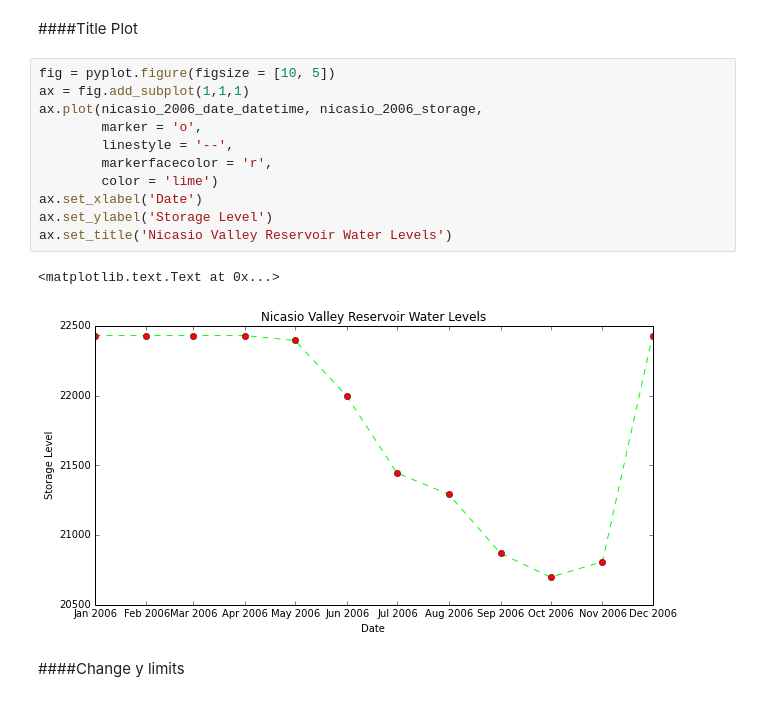
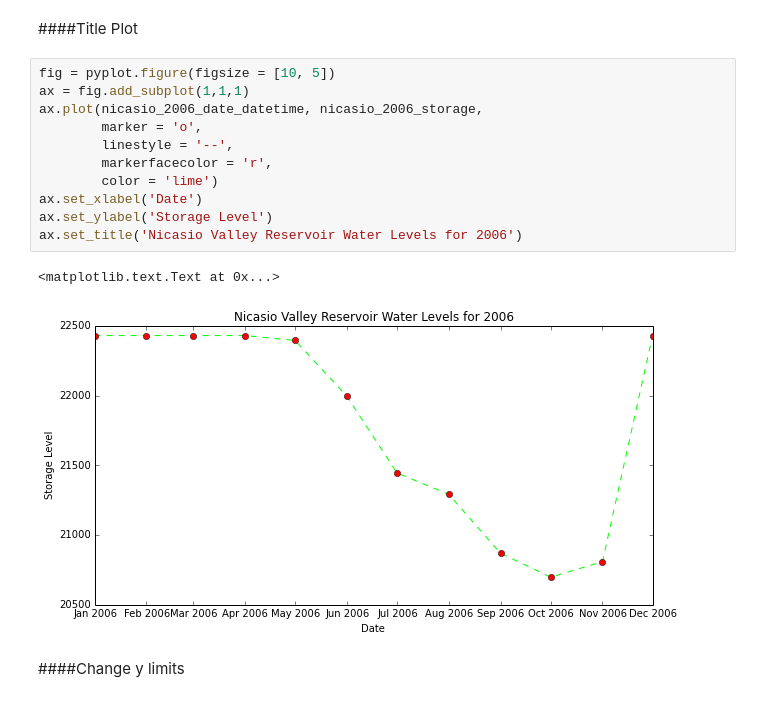
Before and after one commit to jiffyclub/2015-09-09-lbl-labtech, a Jupyter notebook: novice_numpy_matplotlib.ipynb, the cells around one changed output. Saved outputs shown, nothing was run; the diff lists cells and outputs as text.

```diff
--- a/novice_numpy_matplotlib.ipynb
+++ b/novice_numpy_matplotlib.ipynb
@@ -313,17 +325,17 @@ ax.set_ylabel('Storage Level')
 # %%
 fig = pyplot.figure(figsize = [10, 5])
 ax = fig.add_subplot(1,1,1)
 ax.plot(nicasio_2006_date_datetime, nicasio_2006_storage,
         marker = 'o',
         linestyle = '--',
         markerfacecolor = 'r',
         color = 'lime')
 ax.set_xlabel('Date')
 ax.set_ylabel('Storage Level')
-ax.set_title('Nicasio Valley Reservoir Water Levels')
+ax.set_title('Nicasio Valley Reservoir Water Levels for 2006')
 # %% [output]
 <matplotlib.text.Text at 0x...>
-[figure, old version]
+[figure, new version]
 # %% [markdown]
 ####Change y limits
 # %%
```
Also changed, not shown: parts of 40 cells of this notebook.
